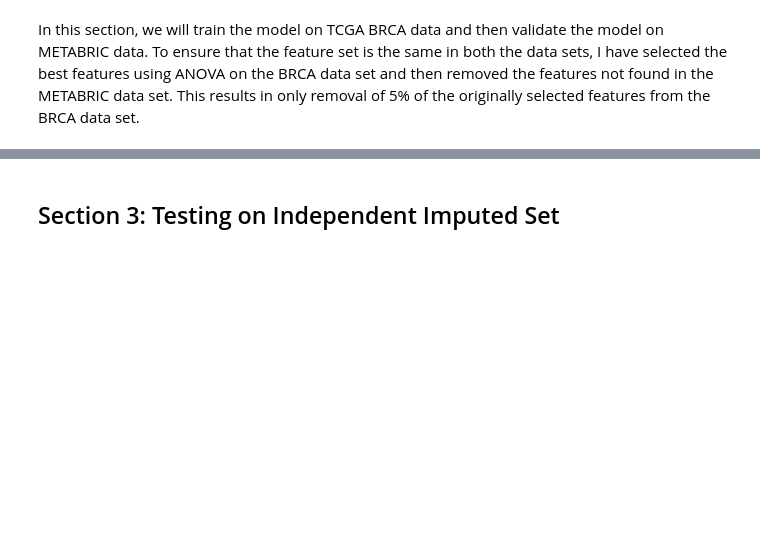
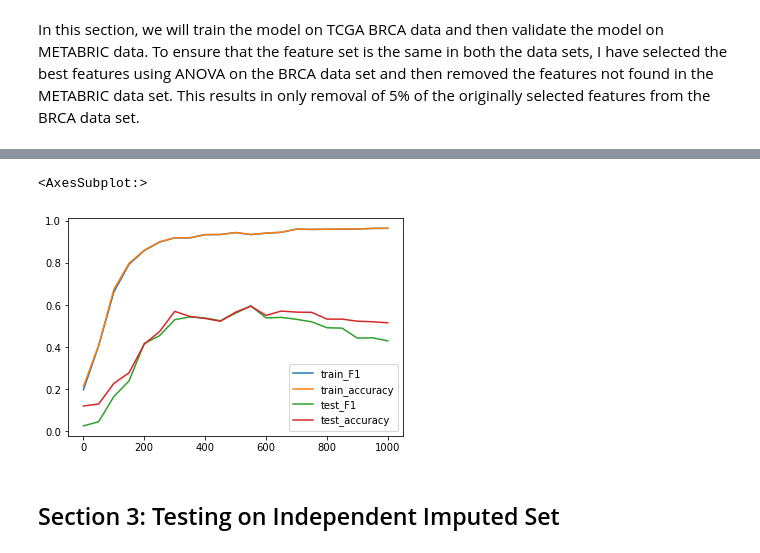
Before and after one commit to jeevannavar/DDP, a Jupyter notebook: Independent_Validation/Independent_Validation.ipynb, the cells around one changed output, grey strips where cells are left out. Saved outputs shown, nothing was run; the diff lists cells and outputs as text; code cells hidden in the pictures; blank space fills up the shorter version.

```diff
--- a/Independent_Validation/Independent_Validation.ipynb
+++ b/Independent_Validation/Independent_Validation.ipynb
@@ -17,0 +177,22 @@ In this section, we will train the model on TCGA BRCA data and then validate the
+# %%
+RUN_TITLE = "TCGA Training & METABRIC Testing: mRNA Expression"
+RUN_TITLE_SHORT = "tcga_metabric"
+
+# pre-processed data
+mrna = "../R/METABRIC/tcga_metabric_mrna.csv"
+meta_csv = "../R/METABRIC/PAM50_tcga_metabric.csv"
+trte_partition_file = "../R/METABRIC/trte_partition_tcga_metabric.txt"
+
+load_list = [mrna, meta_csv, trte_partition_file]
+GCN_names = ["mRNA"]
+# %%
+losses_tcga_metabric, metrics_tcga_metabric, features_tcga_metabric, _ = train_model(load_list=load_list, label_dict=label_dict,
+                                                              GCN_names=GCN_names, COMBINER=COMBINER,
+        SEED=SEED, num_epoch=num_epoch, test_interval=test_interval, lr=lr, weight_decay=weight_decay,
+        dropout=dropout, adj_parameter=adj_parameter, VERBOSE=VERBOSE, doSMOTE = doSMOTE,
+        RUN_TITLE=RUN_TITLE, RUN_TITLE_SHORT=RUN_TITLE_SHORT,
+        OUTPUT_FILES=OUTPUT_FILES, MAKE_PLOTS=MAKE_PLOTS, feature_extract=feature_extract)
+
+losses_tcga_metabric.to_csv("losses_tcga_metabric.csv")
+metrics_tcga_metabric.to_csv("metrics_tcga_metabric.csv")
+#feature_tcga_metabric["lime"].to_csv("tcga_metabric_features.csv", index_label="features")
@@ -18,3 +217,9 @@ In this section, we will train the model on TCGA BRCA data and then validate the
+# %%
+#metrics_tcga_metabric.head()
+metrics_tcga_metabric.plot(y = ["train_F1", "train_accuracy", "test_F1", "test_accuracy"])
+# %% [output]
+<AxesSubplot:>
+[figure, added]
 # %% [markdown]
 ## Section 3: Testing on Independent Imputed Set
 # %% [markdown]
```
Also changed, not shown: parts of 15 cells of this notebook, 11 other files.
